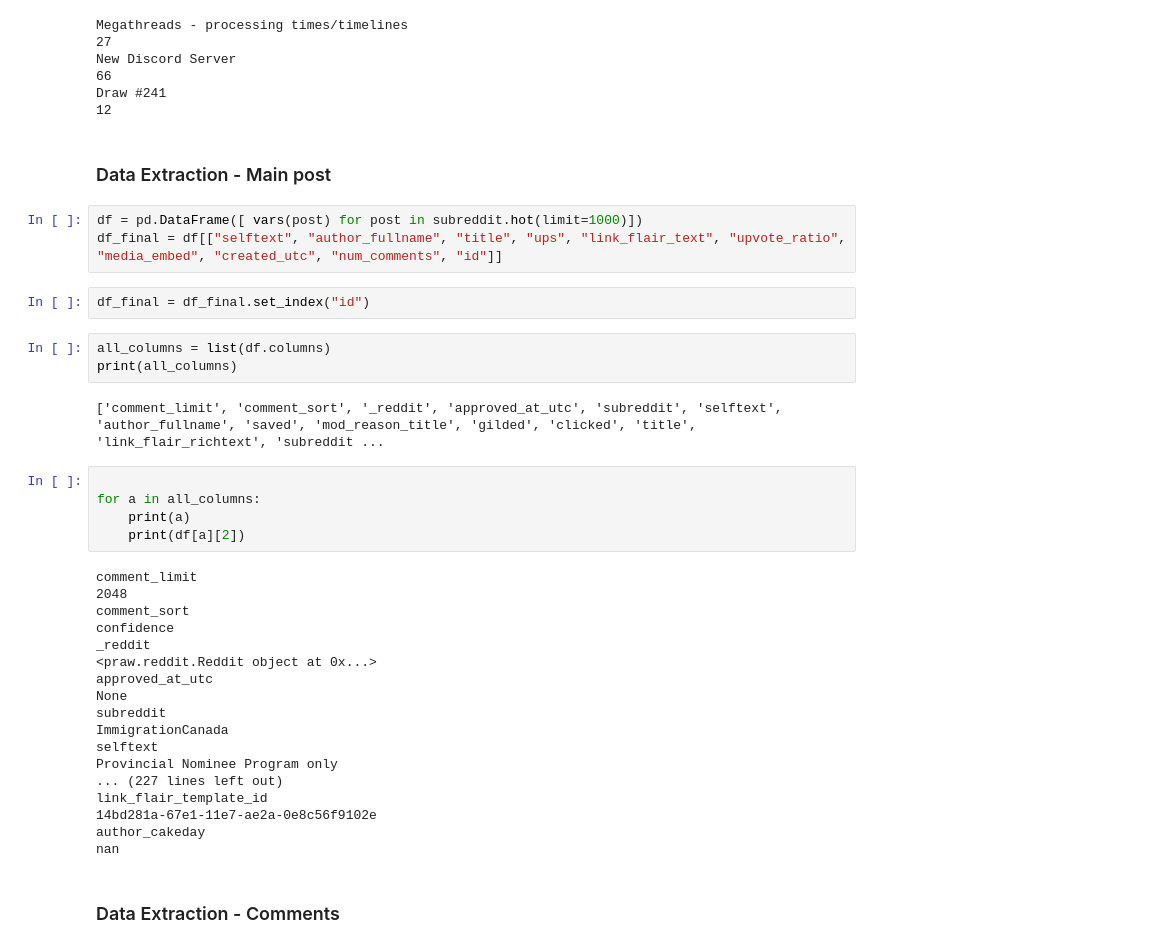
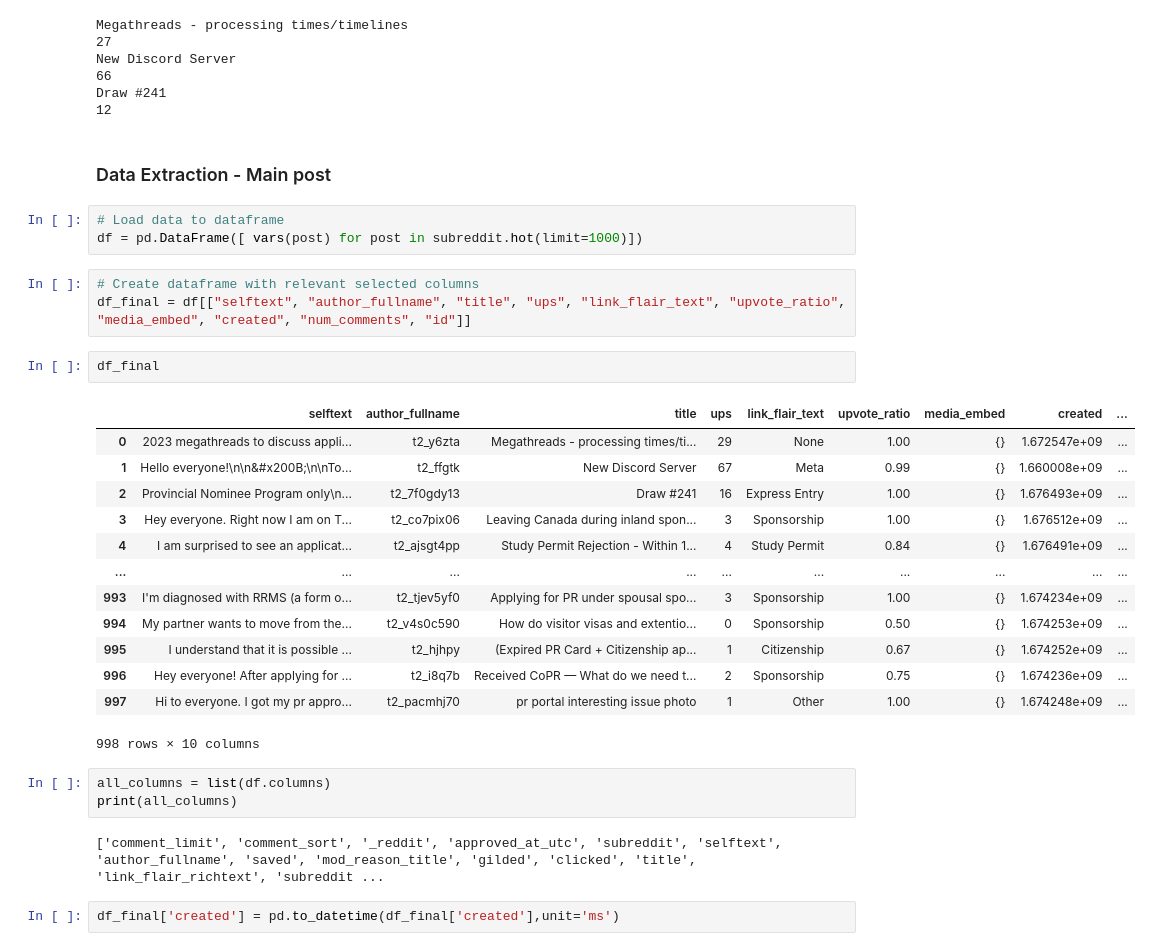
Before and after one commit to ngocmphan/reddit_immigration, a Jupyter notebook: Reddit_project.ipynb, the cells around one changed output. Cells and saved outputs as stored; diff of their text form.

Commit message:
Data cleaning: df_final post date from utc integer to timestamp.

```diff
--- a/Reddit_project.ipynb
+++ b/Reddit_project.ipynb
@@ -35,40 +37,34 @@ New Discord Server
 66
 Draw #241
 12
-# %% [markdown]
-### Data Extraction - Main post
+# %% [markdown]
+### Data Extraction - Main post
 # %%
+# Load data to dataframe
 df = pd.DataFrame([ vars(post) for post in subreddit.hot(limit=1000)])
-df_final = df[["selftext", "author_fullname", "title", "ups", "link_flair_text", "upvote_ratio", "media_embed", "created_utc", "num_comments", "id"]]
+# %%
+# Create dataframe with relevant selected columns
+df_final = df[["selftext", "author_fullname", "title", "ups", "link_flair_text", "upvote_ratio", "media_embed", "created", "num_comments", "id"]]
 # %%
-df_final = df_final.set_index("id")
+df_final
+# %% [output]
+|  | selftext | author_fullname | title | ups | link_flair_text | upvote_ratio | media_embed | created | ... |
+| 0 | 2023 megathreads to discuss appli... | t2_y6zta | Megathreads - processing times/ti... | 29 | None | 1.00 | {} | 1.672547e+09 | ... |
+| 1 | Hello everyone!\n\n&#x200B;\n\nTo... | t2_ffgtk | New Discord Server | 67 | Meta | 0.99 | {} | 1.660008e+09 | ... |
+| 2 | Provincial Nominee Program only\n... | t2_7f0gdy13 | Draw #241 | 16 | Express Entry | 1.00 | {} | 1.676493e+09 | ... |
+| 3 | Hey everyone. Right now I am on T... | t2_co7pix06 | Leaving Canada during inland spon... | 3 | Sponsorship | 1.00 | {} | 1.676512e+09 | ... |
+| 4 | I am surprised to see an applicat... | t2_ajsgt4pp | Study Permit Rejection - Within 1... | 4 | Study Permit | 0.84 | {} | 1.676491e+09 | ... |
+| ... | ... | ... | ... | ... | ... | ... | ... | ... | ... |
+| 993 | I'm diagnosed with RRMS (a form o... | t2_tjev5yf0 | Applying for PR under spousal spo... | 3 | Sponsorship | 1.00 | {} | 1.674234e+09 | ... |
+| 994 | My partner wants to move from the... | t2_v4s0c590 | How do visitor visas and extentio... | 0 | Sponsorship | 0.50 | {} | 1.674253e+09 | ... |
+| 995 | I understand that it is possible ... | t2_hjhpy | (Expired PR Card + Citizenship ap... | 1 | Citizenship | 0.67 | {} | 1.674252e+09 | ... |
+| 996 | Hey everyone! After applying for ... | t2_i8q7b | Received CoPR — What do we need t... | 2 | Sponsorship | 0.75 | {} | 1.674236e+09 | ... |
+| 997 | Hi to everyone. I got my pr appro... | t2_pacmhj70 | pr portal interesting issue photo | 1 | Other | 1.00 | {} | 1.674248e+09 | ... |
+998 rows × 10 columns
-# %%
-all_columns = list(df.columns)
-print(all_columns)
-# %% [output]
-['comment_limit', 'comment_sort', '_reddit', 'approved_at_utc', 'subreddit', 'selftext', 'author_fullname', 'saved', 'mod_reason_title', 'gilded', 'clicked', 'title', 'link_flair_richtext', 'subreddit ...
-# %%
-
-for a in all_columns:
-    print(a)
-    print(df[a][2])
-# %% [output]
-comment_limit
-2048
-comment_sort
-confidence
-_reddit
-<praw.reddit.Reddit object at 0x...>
-approved_at_utc
-None
-subreddit
-ImmigrationCanada
-selftext
-Provincial Nominee Program only
-... (227 lines left out)
-link_flair_template_id
-14bd281a-67e1-11e7-ae2a-0e8c56f9102e
-author_cakeday
-nan
-# %% [markdown]
-### Data Extraction - Comments
+# %%
+all_columns = list(df.columns)
+print(all_columns)
+# %% [output]
+['comment_limit', 'comment_sort', '_reddit', 'approved_at_utc', 'subreddit', 'selftext', 'author_fullname', 'saved', 'mod_reason_title', 'gilded', 'clicked', 'title', 'link_flair_richtext', 'subreddit ...
+# %%
+df_final['created'] = pd.to_datetime(df_final['created'],unit='ms')
```
Also changed, not shown: parts of 5 cells of this notebook.
